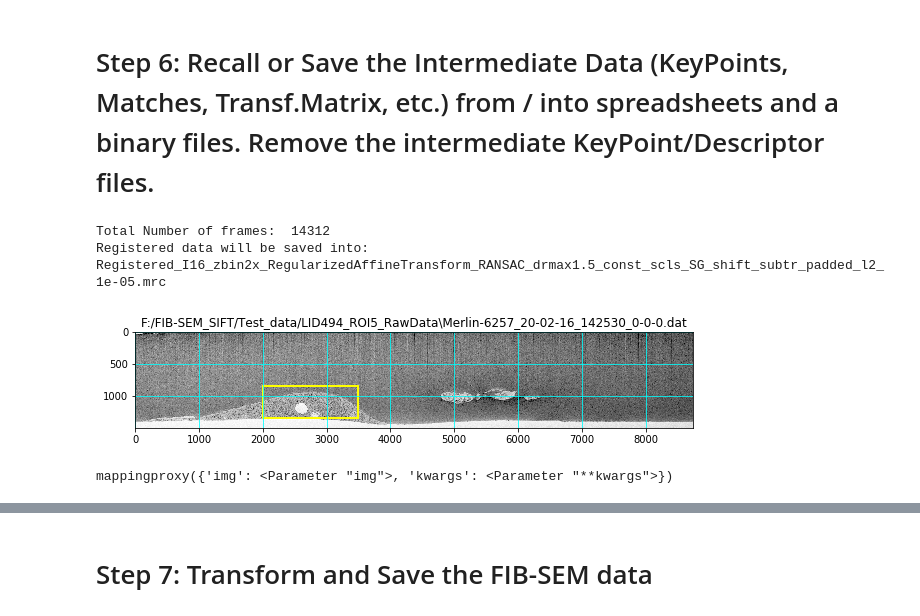
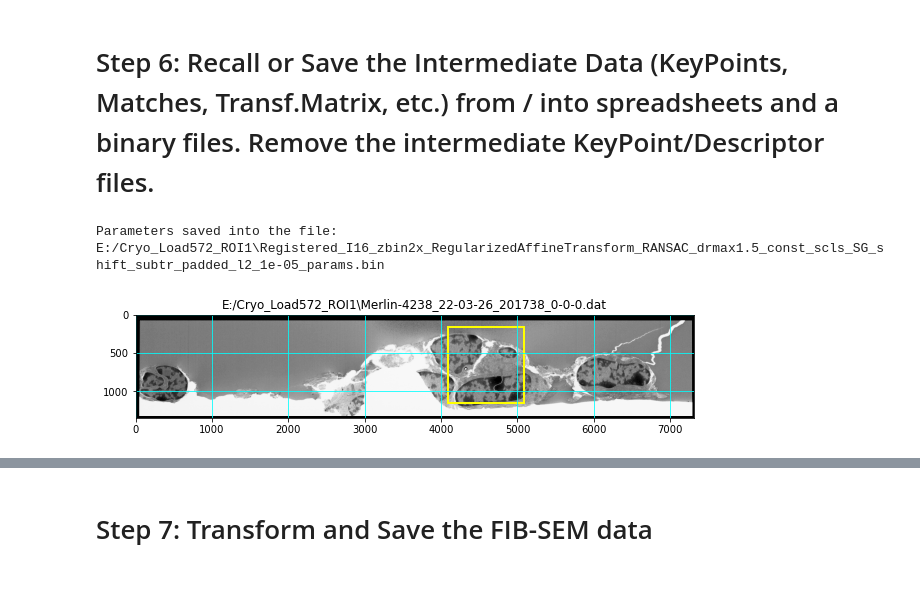
Before and after one commit to gleb-shtengel/FIB-SEM, a Jupyter notebook: Register_FIB-SEM_stack_DASK_v1.ipynb, the cells around one changed output, grey strips where cells are left out. Cells and saved outputs as stored; diff of their text form; code cells hidden in the pictures; blank space fills up the shorter version.

```diff
--- a/Register_FIB-SEM_stack_DASK_v1.ipynb
+++ b/Register_FIB-SEM_stack_DASK_v1.ipynb
@@ -57,17 +54,7 @@ Open CV version:  3.4.1
 # %% [markdown]
 # Step 0a: Set up the Processing Parameters.
 # %%
-#data_dir = 'X:/instruments/fib-sem/Y2021/Kowalczyk/FIB-SEM/CryoLID543_ROI17/dats'
-#data_dir = 'Z:/FIB-SEM SIFT align code/Test data'
-#data_dir = 'Z:/FIB-SEM SIFT align code/Test data 2 from J10/'
-#data_dir = 'F:/FIB-SEM_SIFT/LID556'
-#data_dir = 'F:/LID570_ROI4a'
-#data_dir = 'D:/LID570_ROI4b'
-data_dir = 'F:/FIB-SEM_SIFT/Test_data/LID494_ROI5_RawData'
-#data_dir = 'F:/FIB-SEM_SIFT/Test_data/AMST/subset'
-#data_dir = 'F:/FIB-SEM_SIFT/Test_data/subset1'
-#data_dir = 'F:/FIB-SEM_SIFT/Test_data/AMST/HeLa_raw'
-#data_dir = 'D:/Cryo_Load572_ROI1'
+data_dir = 'E:/Cryo_Load572_ROI1'
 
 ftype = 0   # 0 for Shan's .dat files,
             # 1 for tif files
@@ -87,6 +74,7 @@ save_matches = True     # If True, matches will be saved into individual files
 kp_max_num = 10000      # max number of key-points to be matched. Key-points in every frame are indexed (in descending order)
                         # by the strength of the response. Only kp_max_num is kept for further processing.
                         # Set this value to -1 if you want to keep ALL keypoints (may take forever to process!)
+Lowe_Ratio_Threshold = 0.72 # Threshold for Lowe's Ratio test. In original Lowe's paper set to 0.7
 
 # Uncomment one from the below choices:
 #TransformType = ShiftTransform                #  only x-shift and y-shift
@@ -185,6 +173,7 @@ SIFT_kwargs = {
     'BFMatcher' : BFMatcher,
     'save_matches' : save_matches,
     'kp_max_num' : kp_max_num,
+    'Lowe_Ratio_Threshold' : Lowe_Ratio_Threshold,
     'save_res_png' : save_res_png,
     'save_data_as_tiff' : save_data_as_tiff,
     'save_asI8' : save_asI8,
@@ -327,7 +319,7 @@ No frames selected for removal
 # %% [markdown]
 # Step 6: Recall or Save the Intermediate Data (KeyPoints, Matches, Transf.Matrix, etc.) from / into spreadsheets and a binary files.  Remove the intermediate KeyPoint/Descriptor files.
 # %%
-recall_the_data = True          # if False, the data will be saved. if True, the data will be recalled
+recall_the_data = False          # if False, the data will be saved. if True, the data will be recalled
 
 dump_filename = os.path.join(data_dir, test_dataset.fnm_reg.replace('.mrc', '_params.bin'))
 
@@ -337,8 +329,7 @@ else:
     saved_dump_file = test_dataset.save_parameters(dump_file=dump_filename)
     print('Parameters saved into the file: ', saved_dump_file)
 # %% [output]
-Total Number of frames:  14312
-Registered data will be saved into:  Registered_I16_zbin2x_RegularizedAffineTransform_RANSAC_drmax1.5_const_scls_SG_shift_subtr_padded_l2_1e-05.mrc
+Parameters saved into the file:  E:/Cryo_Load572_ROI1\Registered_I16_zbin2x_RegularizedAffineTransform_RANSAC_drmax1.5_const_scls_SG_shift_subtr_padded_l2_1e-05_params.bin
 # %%
 remove_key_points_data = False   # if True, the binary files with intermediate keypoints data for each frame will be removed
 
@@ -358,18 +349,14 @@ if remove_key_points_data:
 # %%
 #evaluation_box = [250, 2000, 1450, 2650]      # optional evaluation box for defining the area over which the registration quality
 #test_dataset.show_eval_box(evaluation_box = evaluation_box, invert_data=False)
 #
 # default frames are three frames: 10% from the start, 50% from the start, and 90% from the start
 # alternatively you can set any list of frame indecis by using keyword frame_indices
 # for example:0
 # test_dataset.show_eval_box(frame_indices=[1, 100, 850], evaluation_box = evaluation_box, invert_data=False)
 #
-evaluation_box = [850, 500, 2000, 1500]
+evaluation_box = [100, 1000, 4050, 1000]
 test_dataset.show_eval_box(invert_data=False, frame_inds=[len(fls)//2], evaluation_box=evaluation_box)
 # %% [output]
-[figure, old version]
+[figure, new version]
-# %%
-inspect.signature(Single_Image_SNR).parameters
-# %% [output]
-mappingproxy({'img': <Parameter "img">, 'kwargs': <Parameter "**kwargs">})
 # %%
```
Also changed, not shown: parts of 17 cells of this notebook.
